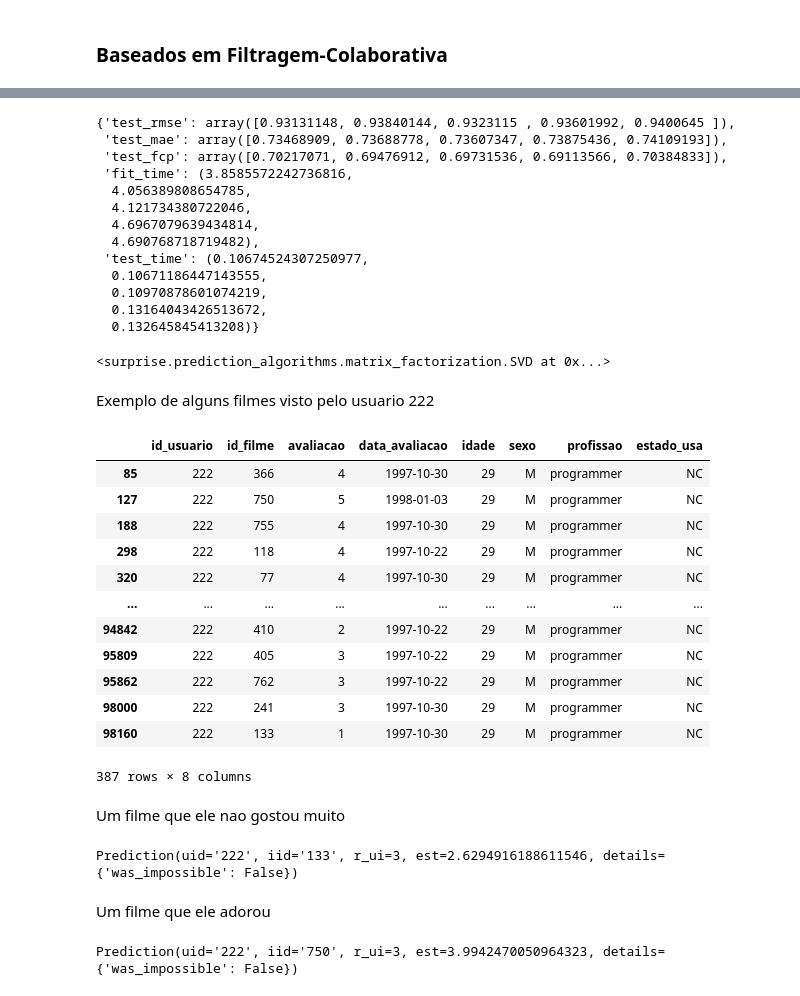
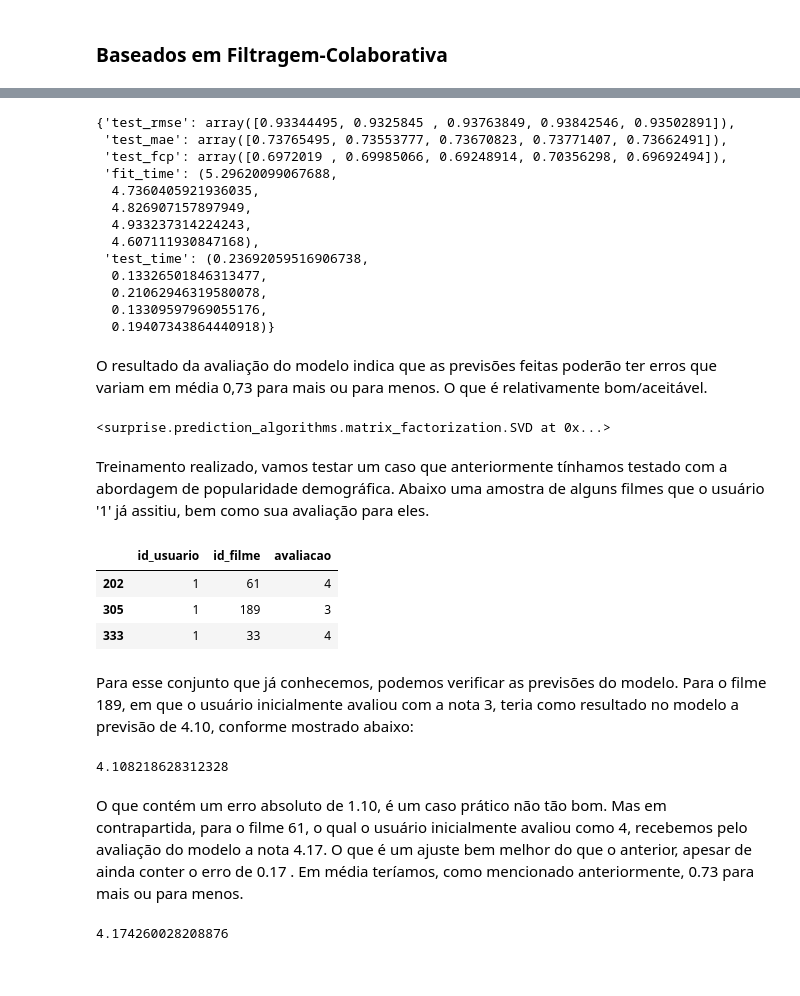
Before and after one commit to aravinii/SystemRecomendation, a Jupyter notebook: iris.ipynb, the cells around one changed output, grey strips where cells are left out. Saved outputs shown, nothing was run; the diff lists cells and outputs as text; code cells hidden in the pictures.

```diff
--- a/iris.ipynb
+++ b/iris.ipynb
@@ -924,52 +957,44 @@ data = Dataset.load_from_df(df[['id_usuario', 'id_filme', 'avaliacao']], reader)
 # %%
-svd = SVD()
 cross_validate(svd, data, measures=['RMSE', 'MAE', 'FCP'], cv=5)
 # %% [output]
-{'test_rmse': array([0.93131148, 0.93840144, 0.9323115 , 0.93601992, 0.9400645 ]),
- 'test_mae': array([0.73468909, 0.73688778, 0.73607347, 0.73875436, 0.74109193]),
- 'test_fcp': array([0.70217071, 0.69476912, 0.69731536, 0.69113566, 0.70384833]),
- 'fit_time': (3.8585572242736816,
-  4.056389808654785,
-  4.121734380722046,
-  4.6967079639434814,
-  4.690768718719482),
- 'test_time': (0.10674524307250977,
-  0.10671186447143555,
-  0.10970878601074219,
-  0.13164043426513672,
-  0.132645845413208)}
+{'test_rmse': array([0.93344495, 0.9325845 , 0.93763849, 0.93842546, 0.93502891]),
+ 'test_mae': array([0.73765495, 0.73553777, 0.73670823, 0.73771407, 0.73662491]),
+ 'test_fcp': array([0.6972019 , 0.69985066, 0.69248914, 0.70356298, 0.69692494]),
+ 'fit_time': (5.29620099067688,
+  4.7360405921936035,
+  4.826907157897949,
+  4.933237314224243,
+  4.607111930847168),
+ 'test_time': (0.23692059516906738,
+  0.13326501846313477,
+  0.21062946319580078,
+  0.13309597969055176,
+  0.19407343864440918)}
+# %% [markdown]
+O resultado da avaliação do modelo indica que as previsões feitas poderão ter erros que variam em média 0,73 para mais ou para menos. O que é relativamente bom/aceitável.
 # %%
 trainset = data.build_full_trainset()
 svd.fit(trainset)
 # %% [output]
 <surprise.prediction_algorithms.matrix_factorization.SVD at 0x...>
-# %% [markdown]
-Exemplo de alguns filmes visto pelo usuario 222
+# %% [markdown]
+Treinamento realizado, vamos testar um caso que anteriormente tínhamos testado com a abordagem de popularidade demográfica. Abaixo uma amostra de alguns filmes que o usuário '1' já assitiu, bem como sua avaliação para eles.
 # %%
-df[df['id_usuario'] == '222']
+df[df['id_usuario'] == '1'][['id_usuario','id_filme','avaliacao']].head(3)
 # %% [output]
-|  | id_usuario | id_filme | avaliacao | data_avaliacao | idade | sexo | profissao | estado_usa |
-| 85 | 222 | 366 | 4 | 1997-10-30 | 29 | M | programmer | NC |
-| 127 | 222 | 750 | 5 | 1998-01-03 | 29 | M | programmer | NC |
-| 188 | 222 | 755 | 4 | 1997-10-30 | 29 | M | programmer | NC |
-| 298 | 222 | 118 | 4 | 1997-10-22 | 29 | M | programmer | NC |
-| 320 | 222 | 77 | 4 | 1997-10-30 | 29 | M | programmer | NC |
-| ... | ... | ... | ... | ... | ... | ... | ... | ... |
-| 94842 | 222 | 410 | 2 | 1997-10-22 | 29 | M | programmer | NC |
-| 95809 | 222 | 405 | 3 | 1997-10-22 | 29 | M | programmer | NC |
-| 95862 | 222 | 762 | 3 | 1997-10-22 | 29 | M | programmer | NC |
-| 98000 | 222 | 241 | 3 | 1997-10-30 | 29 | M | programmer | NC |
-| 98160 | 222 | 133 | 1 | 1997-10-30 | 29 | M | programmer | NC |
+|  | id_usuario | id_filme | avaliacao |
+| 202 | 1 | 61 | 4 |
+| 305 | 1 | 189 | 3 |
+| 333 | 1 | 33 | 4 |
-387 rows × 8 columns
-# %% [markdown]
-Um filme que ele nao gostou muito
-# %%
-svd.predict('222', '133', 3)
-# %% [output]
-Prediction(uid='222', iid='133', r_ui=3, est=2.6294916188611546, details={'was_impossible': False})
-# %% [markdown]
-Um filme que ele adorou
-# %%
-svd.predict('222', '750', 3)
-# %% [output]
-Prediction(uid='222', iid='750', r_ui=3, est=3.9942470050964323, details={'was_impossible': False})
+# %% [markdown]
+Para esse conjunto que já conhecemos, podemos verificar as previsões do modelo. Para o filme 189, em que o usuário inicialmente avaliou com a nota 3, teria como resultado no modelo a previsão de 4.10, conforme mostrado abaixo:
+# %%
+svd.predict('1', '189').est
+# %% [output]
+4.108218628312328
+# %% [markdown]
+O que contém um erro absoluto de 1.10, é um caso prático não tão bom. Mas em contrapartida, para o filme 61, o qual o usuário inicialmente avaliou como 4, recebemos pelo avaliação do modelo a nota 4.17. O que é um ajuste bem melhor do que o anterior, apesar de ainda conter o erro de 0.17 . Em média teríamos, como mencionado anteriormente, 0.73 para mais ou para menos.
+# %%
+svd.predict('1', '61').est
+# %% [output]
+4.174260028208876
```
Also changed, not shown: parts of 31 cells of this notebook.
